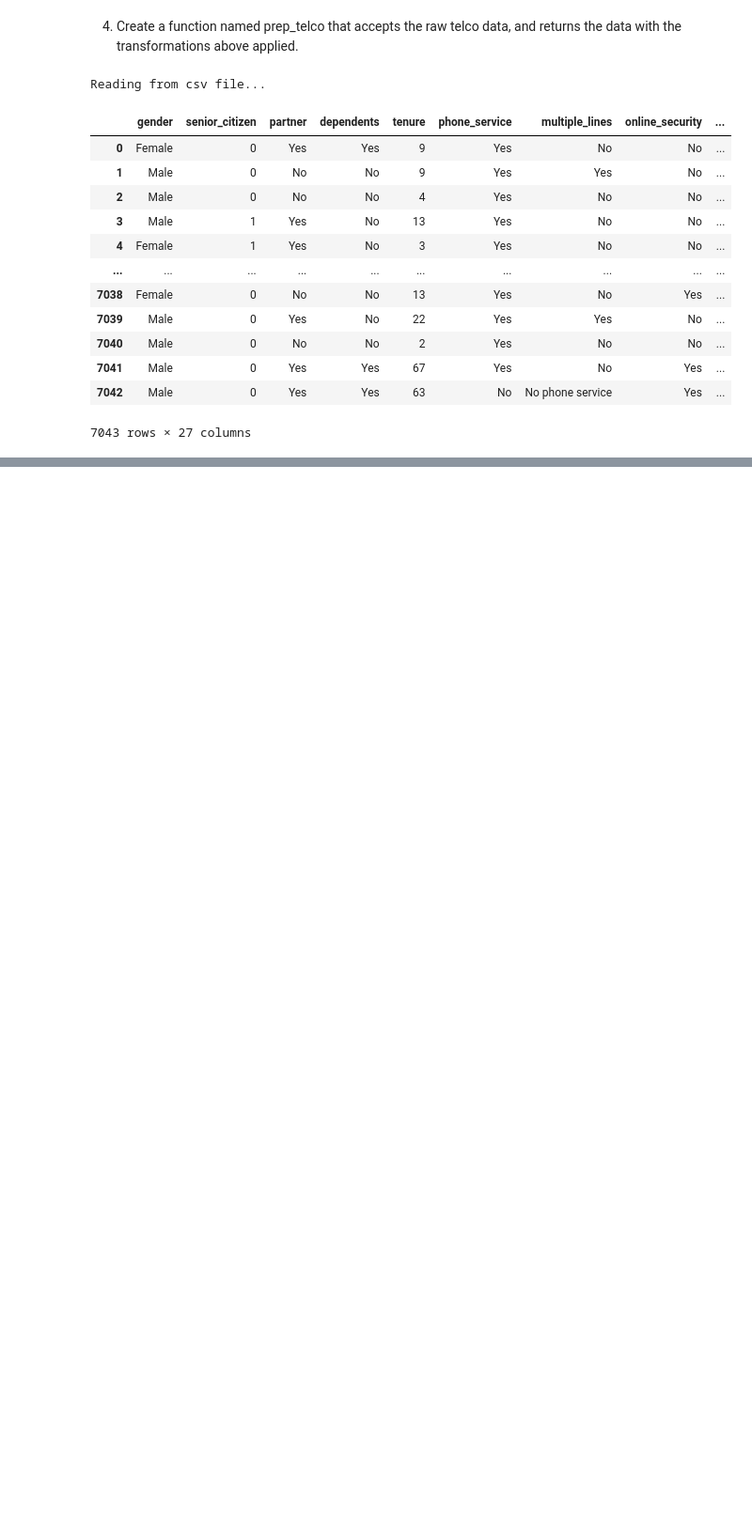
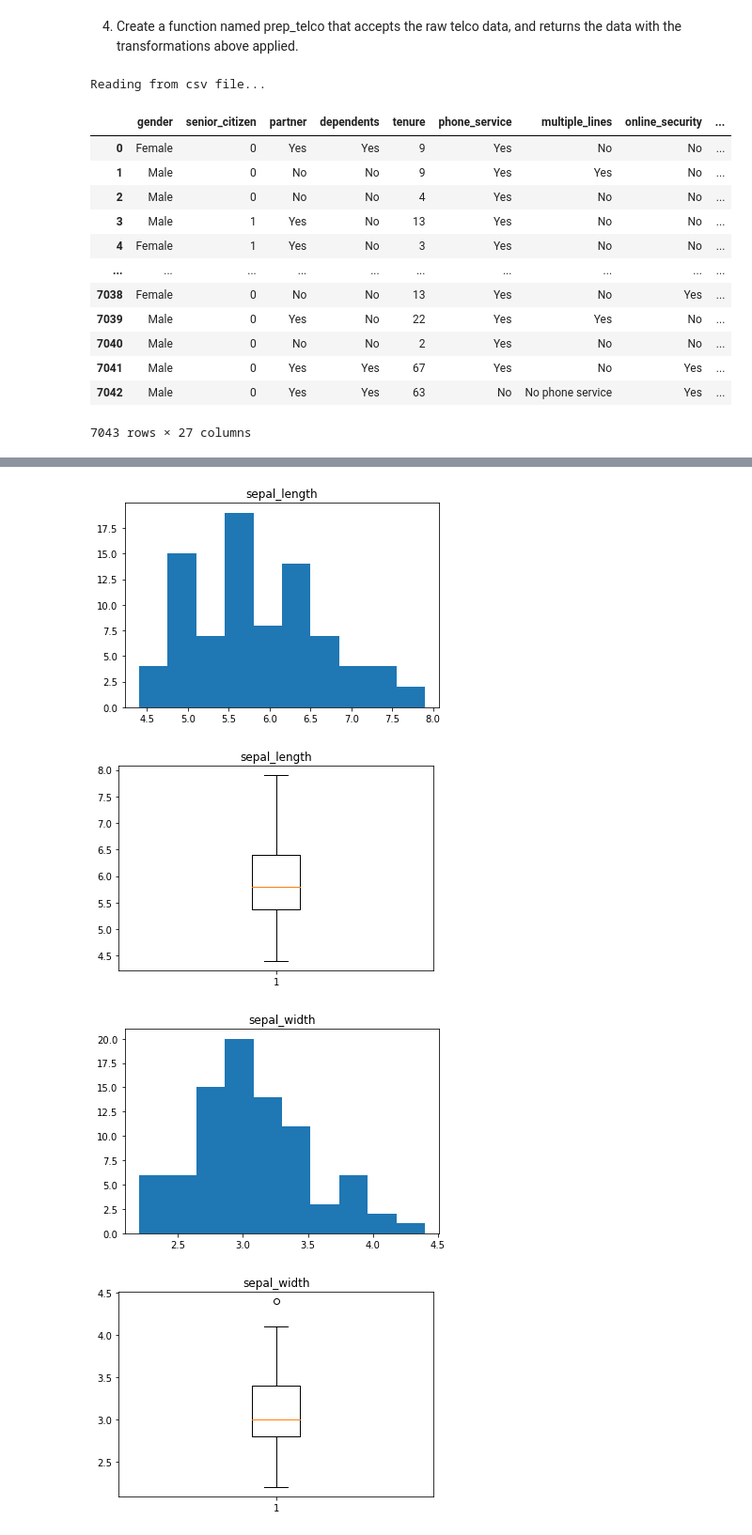
Before and after one commit to rachelrobbinsmayhill/classification-exercises, a Jupyter notebook: classification_exercises.ipynb, the cells around one changed output, grey strips where cells are left out. Shown at 94% size. Drawn from its saved outputs; the diff is of its cells as text; code cells hidden in the pictures; blank space fills up the shorter version.

```diff
--- a/classification_exercises.ipynb
+++ b/classification_exercises.ipynb
@@ -690,0 +872,2 @@ Reading from csv file...
+# %%
+acquire_iris_df = acquire.get_iris_data()
@@ -690,0 +876,3 @@ Reading from csv file...
+# %%
+df = prepare.prep_iris(acquire_iris_df)
+df.head()
@@ -690,0 +888,2 @@ Reading from csv file...
+# %%
+train, validate, test = prepare.train_validate_test_split(df, 'species', seed=123)
@@ -690,0 +944,18 @@ Reading from csv file...
+# %%
+# Plot numeric columns
+# floats were features
+# uint8 were boolean values - unnecesary to plot
+
+num_cols = train.columns[[train[col].dtype == 'float64' for col in train.columns]]
+for col in num_cols:
+    plt.hist(train[col])
+    plt.title(col)
+    plt.show()
+    plt.boxplot(train[col])
+    plt.title(col)
+    plt.show()
+# %% [output]
+[figure, added]
+[figure, added]
+[figure, added]
+[figure, added]
```
Also changed, not shown: parts of 108 cells of this notebook.
